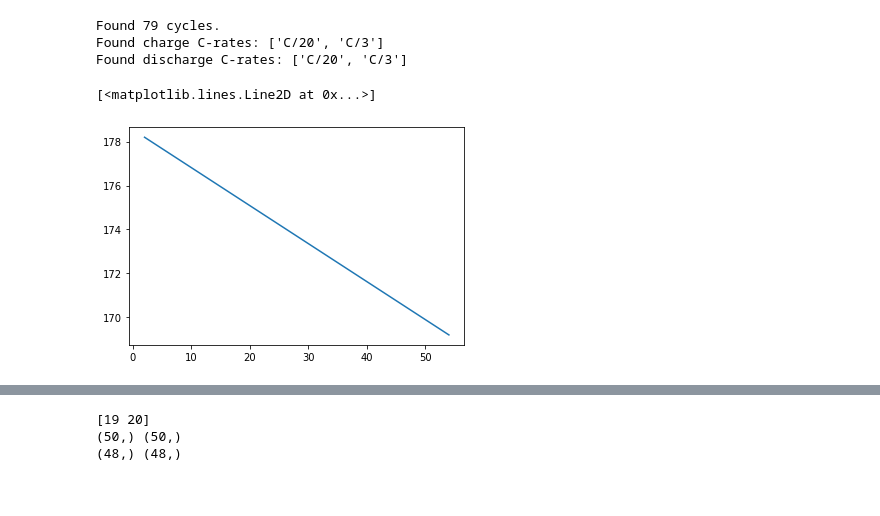
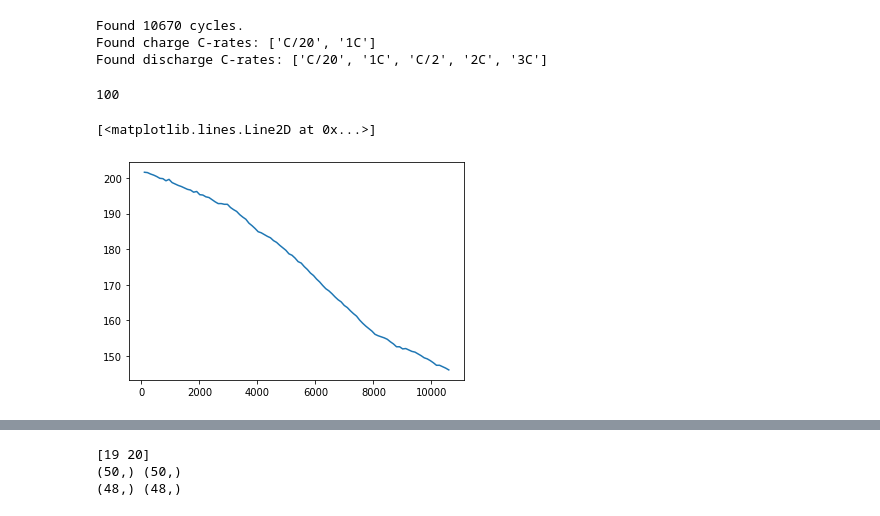
Before and after one commit to mmemcormier/cell-explorer, a Jupyter notebook: vcurve_from_neware.ipynb, the cells around one changed output, grey strips where cells are left out. Cells and saved outputs as stored; diff of their text form; code cells hidden in the pictures.

Commit message:
Added cycle type control to rate selection.

```diff
--- a/vcurve_from_neware.ipynb
+++ b/vcurve_from_neware.ipynb
@@ -5,20 +5,21 @@ from glob import glob
 from reader import ParseNeware
 import matplotlib.pyplot as plt
 # %%
-f = '/home/mmemc/projects/expt/volt_curves_from_neware/RON_CYC_141764_Nw_c0_C3C3_46V_40C_200309_PES211_FM_47V_b54918_127.0.0.1_240213_7_7.txt'
+f = '/home/mmemc/git/labtools/cell-expl/data_to_debug/JH/XM_83883_c0_1c1c_20C_43V_180503_R532_AG_normalLoading_21M_1LFO2FEC_127.0.0.1_230007_FINAL_5_2.txt'
 # %%
 nd = ParseNeware(f)
 # %% [output]
-Found 79 cycles.
-Found charge C-rates: ['C/20', 'C/3']
-Found discharge C-rates: ['C/20', 'C/3']
+Found 10670 cycles.
+Found charge C-rates: ['C/20', '1C']
+Found discharge C-rates: ['C/20', '1C', 'C/2', '2C', '3C']
 # %%
-cyc_nums = nd.select_by_rate('C/20')
+cyc_nums = nd.select_by_rate('C/2', cyctype='discharge')
 cycnums, dcap = nd.get_discap(cycnums=cyc_nums)
 plt.plot(cycnums, dcap)
 # %% [output]
-[<matplotlib.lines.Line2D at 0x...>]
+100
+[<matplotlib.lines.Line2D at 0x...>]
-[figure, old version]
+[figure, new version]
 # %%
 print(nd.cyc.columns)
 #print(nd.cycunits)
```
Also changed, not shown: 2 other files.
